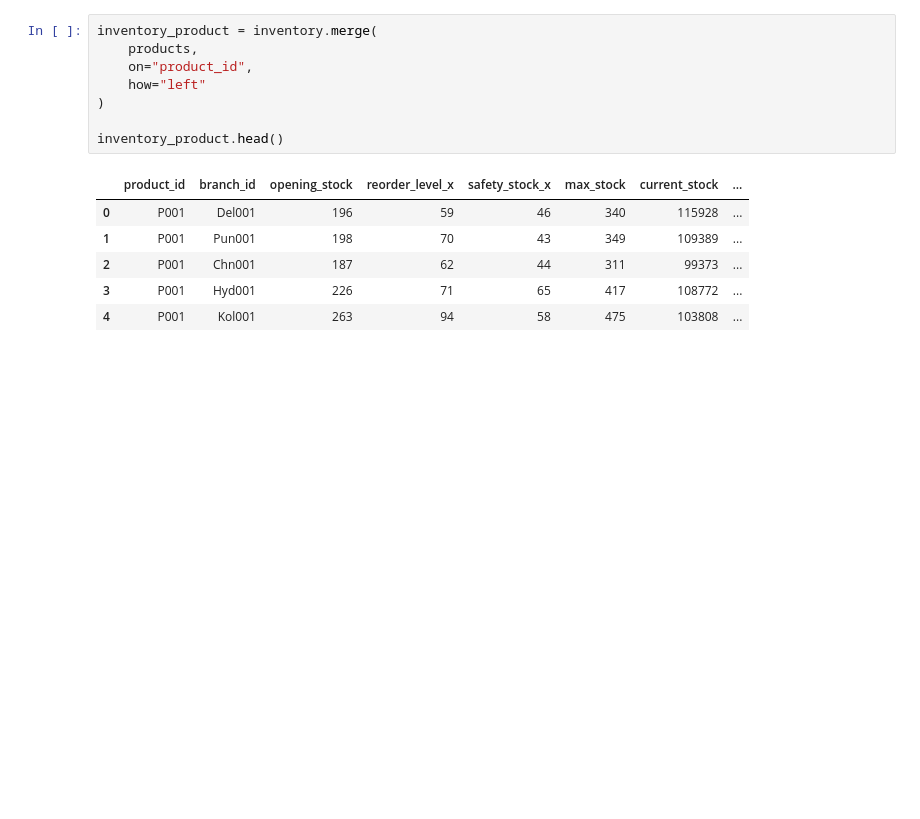
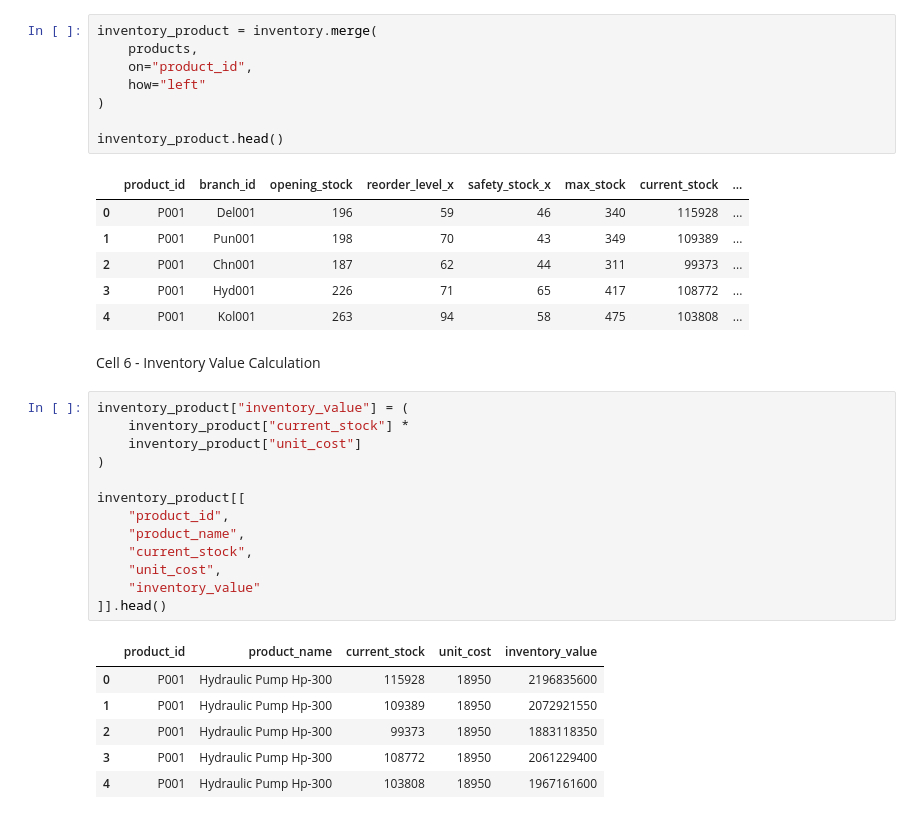
Before and after one commit to Riya-1923/Heavy-Supplier-Warehouse-Analytics, a Jupyter notebook: notebooks/Week3_Product_Inventory_Analysis.ipynb, the cells around one changed output. Drawn from its saved outputs; the diff is of its cells as text; blank space fills up the shorter version.

```diff
--- a/notebooks/Week3_Product_Inventory_Analysis.ipynb
+++ b/notebooks/Week3_Product_Inventory_Analysis.ipynb
@@ -68,3 +68,25 @@ inventory_product.head()
 | 2 | P001 | Chn001 | 187 | 62 | 44 | 311 | 99373 | ... |
 | 3 | P001 | Hyd001 | 226 | 71 | 65 | 417 | 108772 | ... |
 | 4 | P001 | Kol001 | 263 | 94 | 58 | 475 | 103808 | ... |
+# %% [markdown]
+Cell 6 - Inventory Value Calculation
+# %%
+inventory_product["inventory_value"] = (
+    inventory_product["current_stock"] *
+    inventory_product["unit_cost"]
+)
+
+inventory_product[[
+    "product_id",
+    "product_name",
+    "current_stock",
+    "unit_cost",
+    "inventory_value"
+]].head()
+# %% [output]
+|  | product_id | product_name | current_stock | unit_cost | inventory_value |
+| 0 | P001 | Hydraulic Pump Hp-300 | 115928 | 18950 | 2196835600 |
+| 1 | P001 | Hydraulic Pump Hp-300 | 109389 | 18950 | 2072921550 |
+| 2 | P001 | Hydraulic Pump Hp-300 | 99373 | 18950 | 1883118350 |
+| 3 | P001 | Hydraulic Pump Hp-300 | 108772 | 18950 | 2061229400 |
+| 4 | P001 | Hydraulic Pump Hp-300 | 103808 | 18950 | 1967161600 |
```
Also changed, not shown: parts of 8 cells of this notebook.
